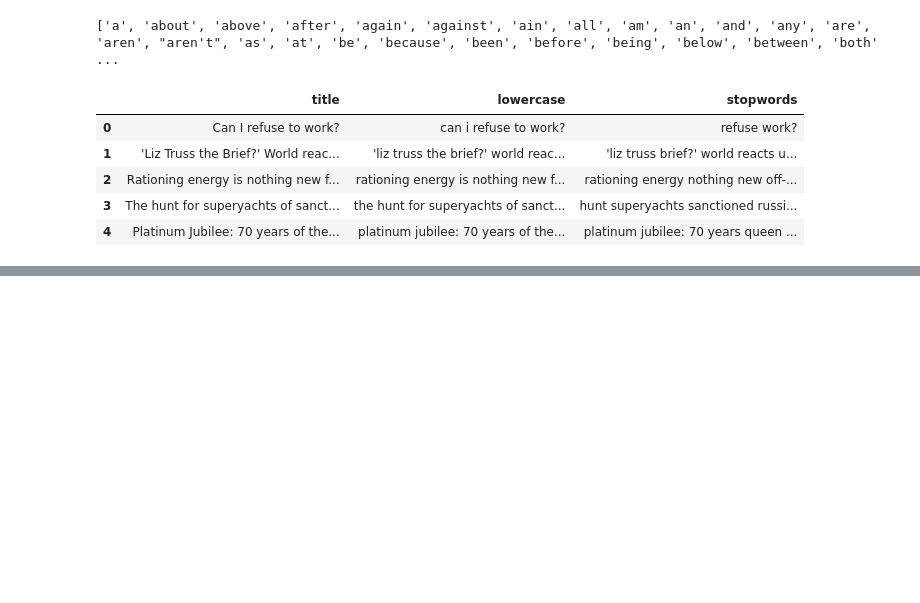
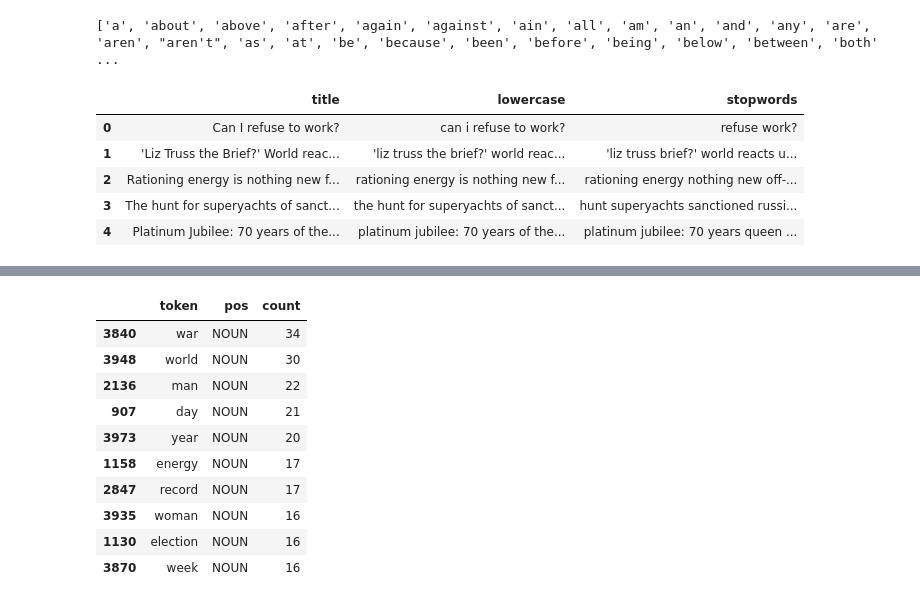
Before and after one commit to wanderer878/jupyter, a Jupyter notebook: practical_task_22.ipynb, the cells around one changed output, grey strips where cells are left out. Drawn from its saved outputs; the diff is of its cells as text; code cells hidden in the pictures; blank space fills up the shorter version.

```diff
--- a/practical_task_22.ipynb
+++ b/practical_task_22.ipynb
@@ -104,0 +122,5 @@ titles.head()
+# %%
+nlp = spacy.load("en_core_web_sm")
+# %%
+spacy_doc_clean = nlp(' '.join(list_clean))
+spacy_doc_clean
@@ -104,0 +129,7 @@ titles.head()
+# %%
+pos_bbc = pd.DataFrame(columns = ["token", "pos"])
+
+for word in spacy_doc_clean:
+    pos_bbc = pd.concat([pos_bbc,pd.DataFrame.from_records([{"token" : word.text, "pos" : word.pos_}])],ignore_index =True)
+
+pos_bbc.head()
@@ -104,0 +143,3 @@ titles.head()
+# %%
+pos_bbc_count = pos_bbc.groupby(["token","pos"]).size().reset_index( name = "count").sort_values(by = "count", ascending = False)
+pos_bbc_count.head()
@@ -104,0 +153,15 @@ titles.head()
+# %%
+pos_bbc_noun = pos_bbc_count[pos_bbc_count.pos == "NOUN"][0:10]
+pos_bbc_noun
+# %% [output]
+|  | token | pos | count |
+| 3840 | war | NOUN | 34 |
+| 3948 | world | NOUN | 30 |
+| 2136 | man | NOUN | 22 |
+| 907 | day | NOUN | 21 |
+| 3973 | year | NOUN | 20 |
+| 1158 | energy | NOUN | 17 |
+| 2847 | record | NOUN | 17 |
+| 3935 | woman | NOUN | 16 |
+| 1130 | election | NOUN | 16 |
+| 3870 | week | NOUN | 16 |
```
Also changed, not shown: parts of 13 cells of this notebook.
